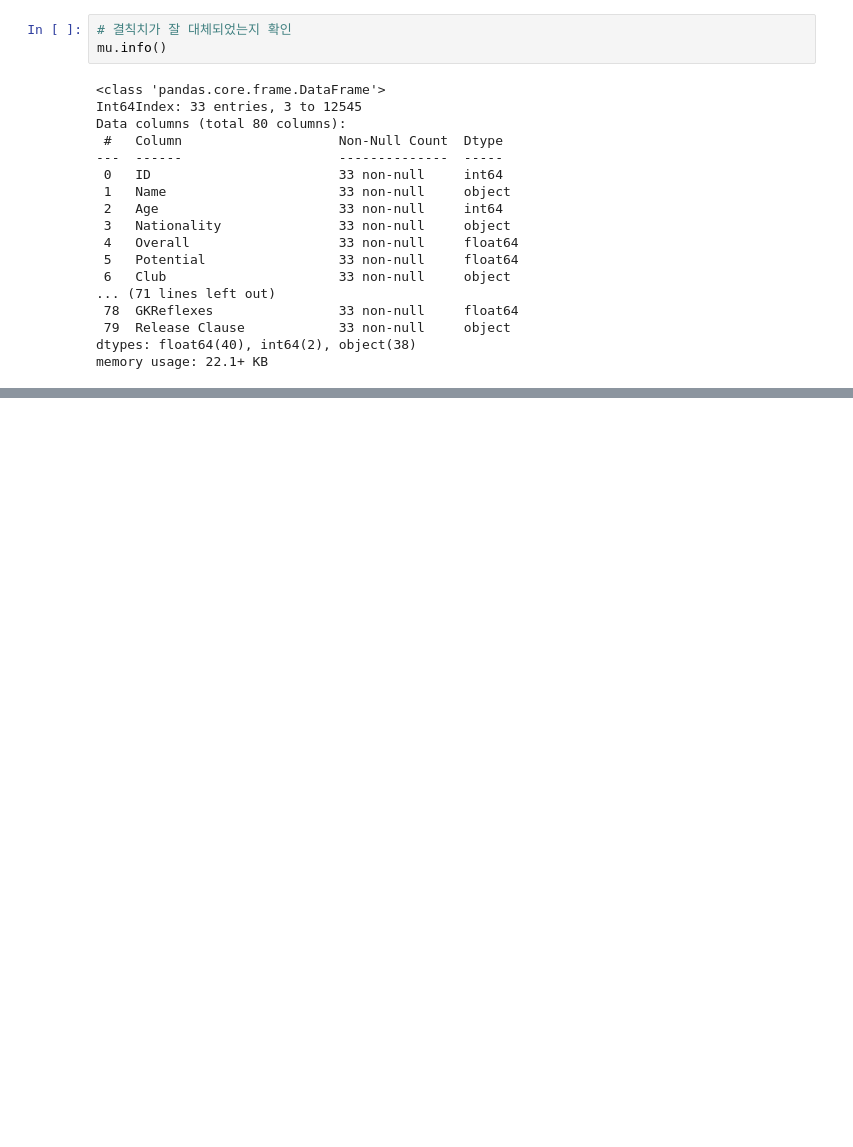
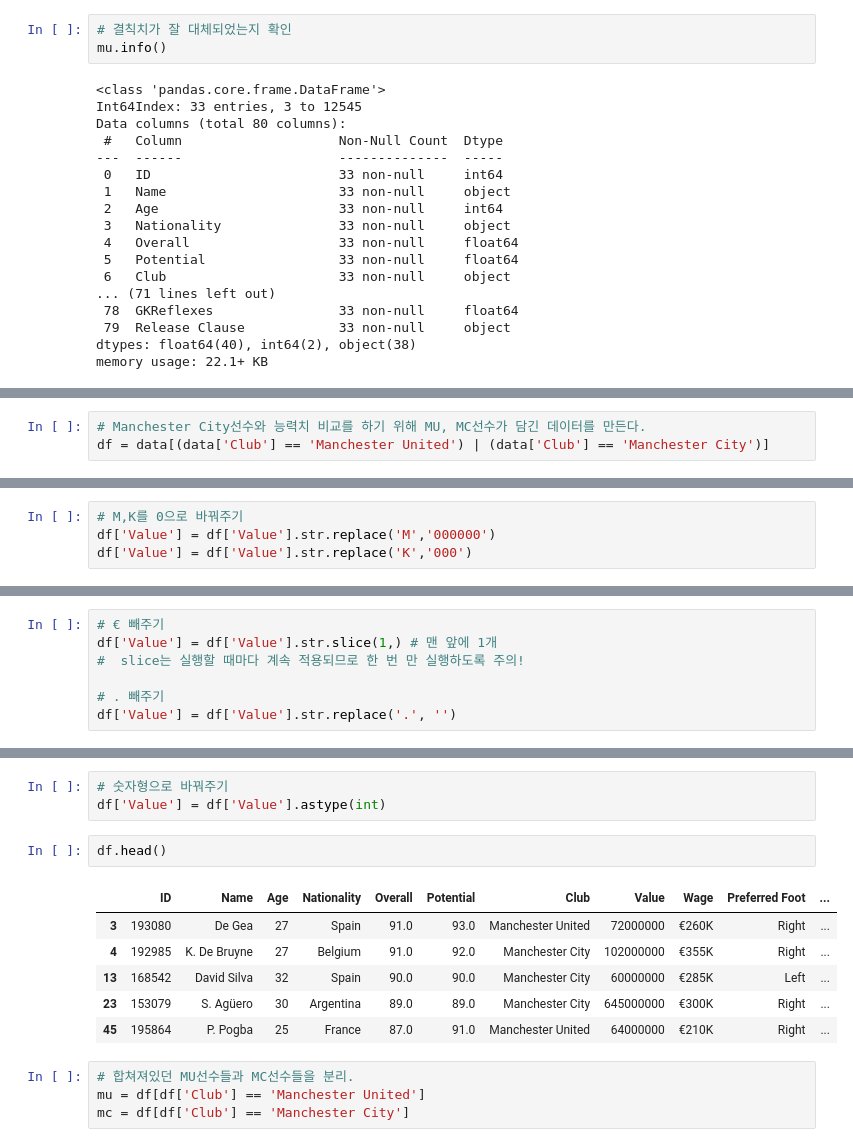
Before and after one commit to Jeong-Bin/DA-PROJECT, a Jupyter notebook: PROJECT_1 유럽 축구선수 분석.ipynb, the cells around one changed output, grey strips where cells are left out. Cells and saved outputs as stored; diff of their text form; blank space fills up the shorter version.

```diff
--- a/PROJECT_1 유럽 축구선수 분석.ipynb
+++ b/PROJECT_1 유럽 축구선수 분석.ipynb
@@ -256,0 +264,3 @@ memory usage: 22.1+ KB
+# %%
+# Manchester City선수와 능력치 비교를 하기 위해 MU, MC선수가 담긴 데이터를 만든다.
+df = data[(data['Club'] == 'Manchester United') | (data['Club'] == 'Manchester City')]
@@ -256,0 +291,4 @@ memory usage: 22.1+ KB
+# %%
+# M,K를 0으로 바꿔주기
+df['Value'] = df['Value'].str.replace('M','000000')
+df['Value'] = df['Value'].str.replace('K','000')
@@ -256,0 +310,7 @@ memory usage: 22.1+ KB
+# %%
+# € 빼주기
+df['Value'] = df['Value'].str.slice(1,) # 맨 앞에 1개
+#  slice는 실행할 때마다 계속 적용되므로 한 번 만 실행하도록 주의!
+
+# . 빼주기
+df['Value'] = df['Value'].str.replace('.', '')
@@ -256,0 +332,16 @@ memory usage: 22.1+ KB
+# %%
+# 숫자형으로 바꿔주기
+df['Value'] = df['Value'].astype(int)
+# %%
+df.head()
+# %% [output]
+|  | ID | Name | Age | Nationality | Overall | Potential | Club | Value | Wage | Preferred Foot | ... |
+| 3 | 193080 | De Gea | 27 | Spain | 91.0 | 93.0 | Manchester United | 72000000 | €260K | Right | ... |
+| 4 | 192985 | K. De Bruyne | 27 | Belgium | 91.0 | 92.0 | Manchester City | 102000000 | €355K | Right | ... |
+| 13 | 168542 | David Silva | 32 | Spain | 90.0 | 90.0 | Manchester City | 60000000 | €285K | Left | ... |
+| 23 | 153079 | S. Agüero | 30 | Argentina | 89.0 | 89.0 | Manchester City | 645000000 | €300K | Right | ... |
+| 45 | 195864 | P. Pogba | 25 | France | 87.0 | 91.0 | Manchester United | 64000000 | €210K | Right | ... |
+# %%
+# 합쳐져있던 MU선수들과 MC선수들을 분리.
+mu = df[df['Club'] == 'Manchester United']
+mc = df[df['Club'] == 'Manchester City']
```
Also changed, not shown: parts of 26 cells of this notebook.
